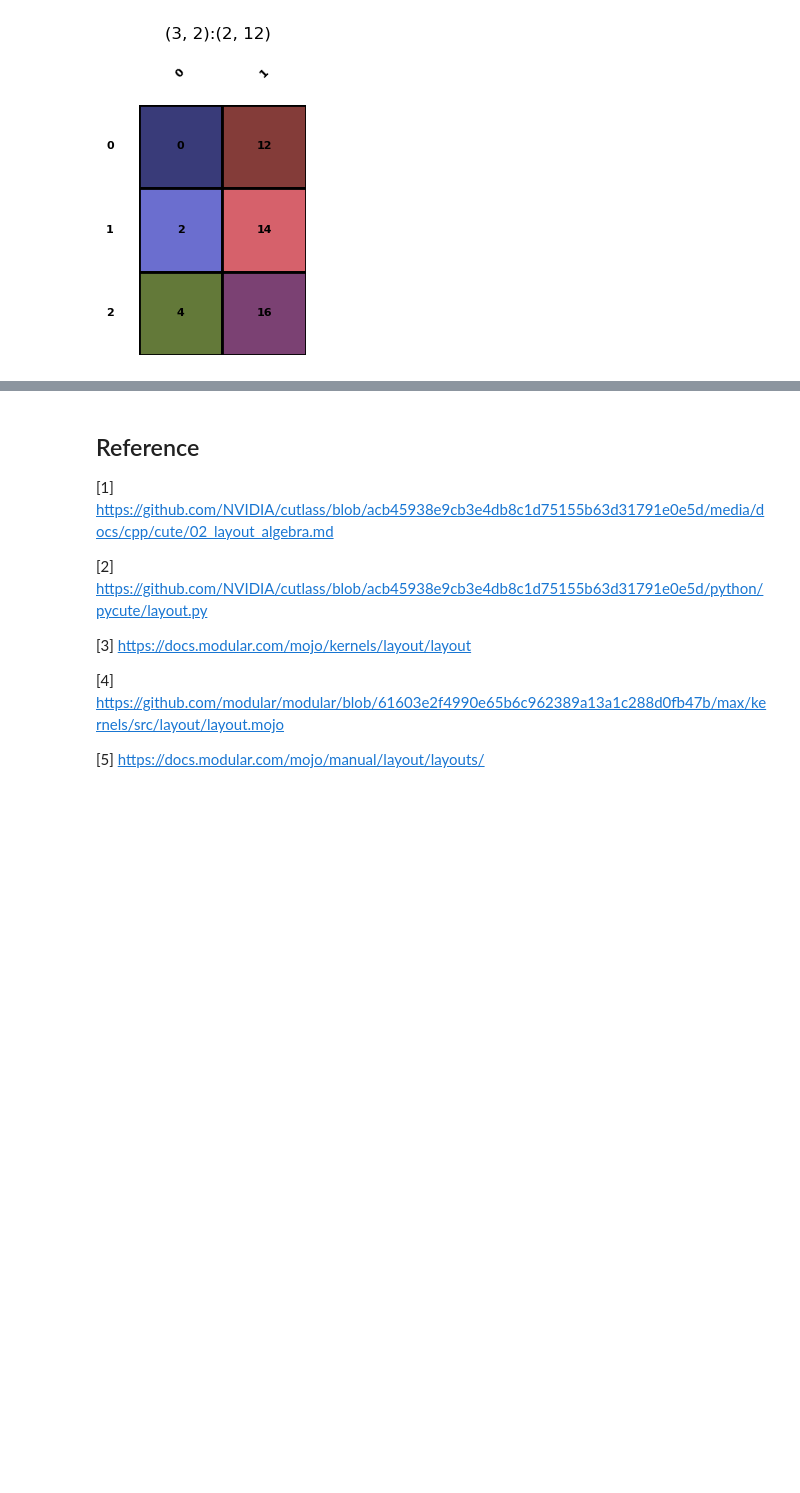
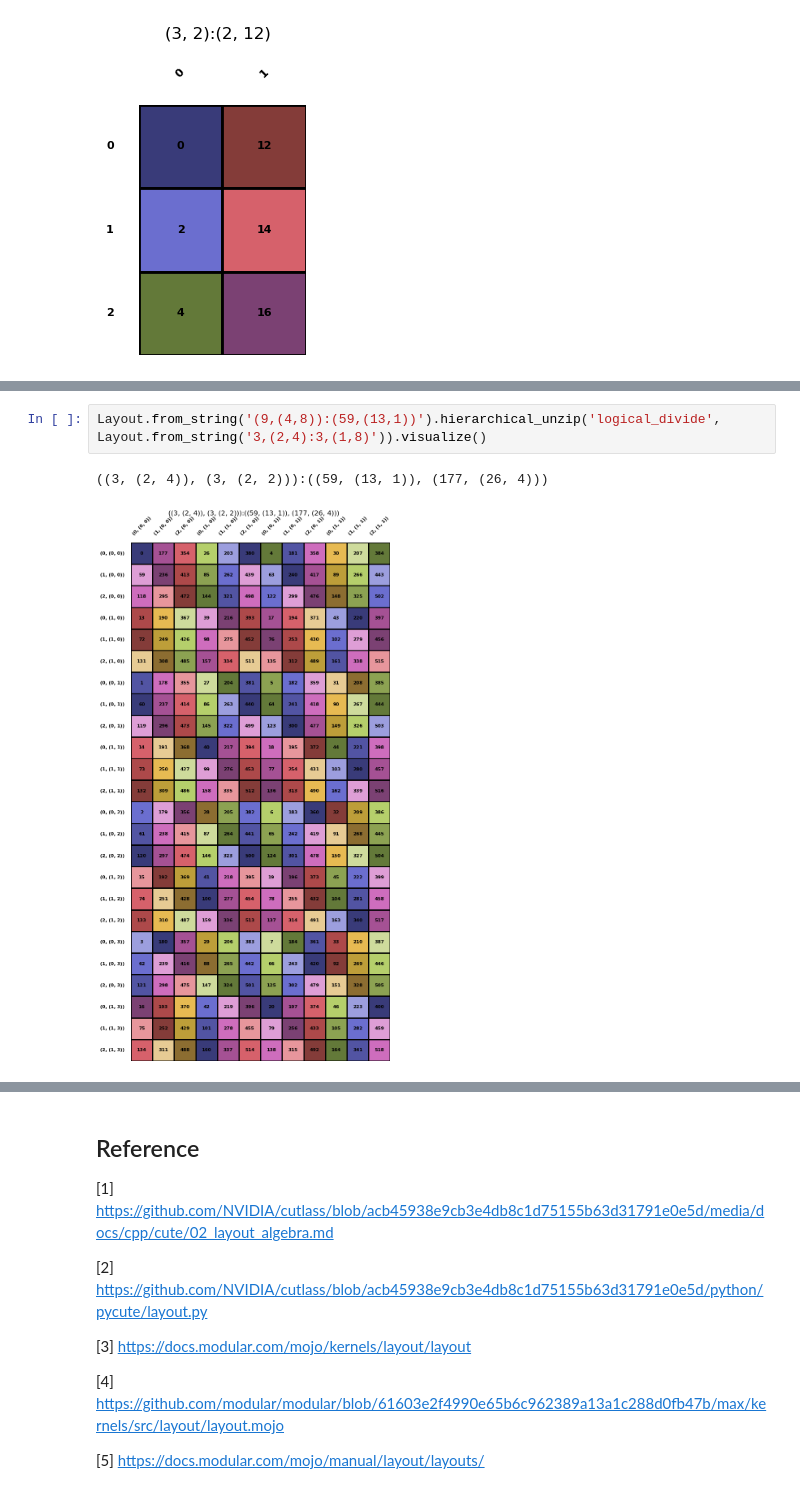
Before and after one commit to w32zhong/simp-intelligence, a Jupyter notebook: simp_intelligence/math/layout_basics.ipynb, the cells around one changed output, grey strips where cells are left out. Saved outputs shown, nothing was run; the diff lists cells and outputs as text; blank space fills up the shorter version.

```diff
--- a/simp_intelligence/math/layout_basics.ipynb
+++ b/simp_intelligence/math/layout_basics.ipynb
@@ -195,0 +233,5 @@ Layout.from_string('(2,2):(1,6)').visualize().complement(24, verbose=True).visua
+# %%
+Layout.from_string('(9,(4,8)):(59,(13,1))').hierarchical_unzip('logical_divide', Layout.from_string('3,(2,4):3,(1,8)')).visualize()
+# %% [output]
+((3, (2, 4)), (3, (2, 2))):((59, (13, 1)), (177, (26, 4)))
+[figure, added]
```
Also changed, not shown: parts of 10 cells of this notebook, 1 other file.
